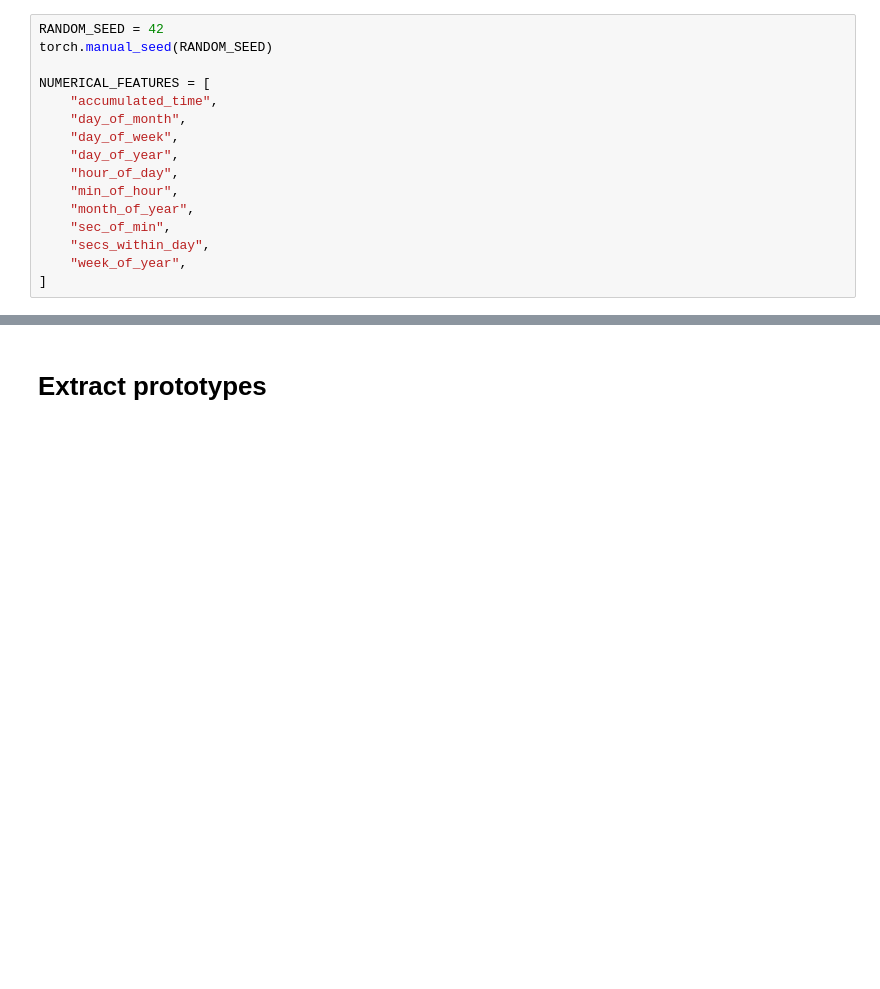
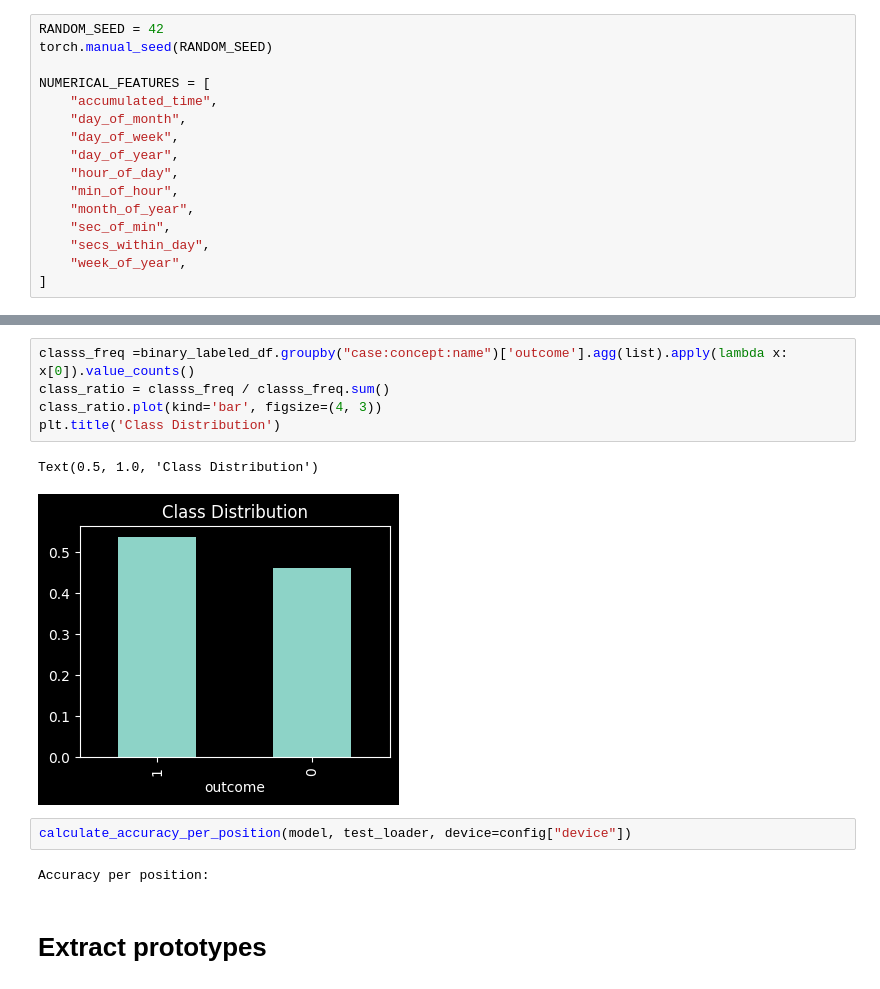
Before and after one commit to kSahatova/xAI-PPM, a Jupyter notebook: seqshap_bpi17.ipynb, the cells around one changed output, grey strips where cells are left out. Drawn from its saved outputs; the diff is of its cells as text; blank space fills up the shorter version.

```diff
--- a/seqshap_bpi17.ipynb
+++ b/seqshap_bpi17.ipynb
@@ -85,3 +69,15 @@ Accuracy of the model: 27.263%
+# %%
+classs_freq =binary_labeled_df.groupby("case:concept:name")['outcome'].agg(list).apply(lambda x: x[0]).value_counts()
+class_ratio = classs_freq / classs_freq.sum()
+class_ratio.plot(kind='bar', figsize=(4, 3))
+plt.title('Class Distribution')
+# %% [output]
+Text(0.5, 1.0, 'Class Distribution')
+[figure, added]
+# %%
+calculate_accuracy_per_position(model, test_loader, device=config["device"])
+# %% [output]
+Accuracy per position:
 # %% [markdown]
 # Extract prototypes
 # %% [markdown]
```
Also changed, not shown: parts of 18 cells of this notebook, 18 other files.
